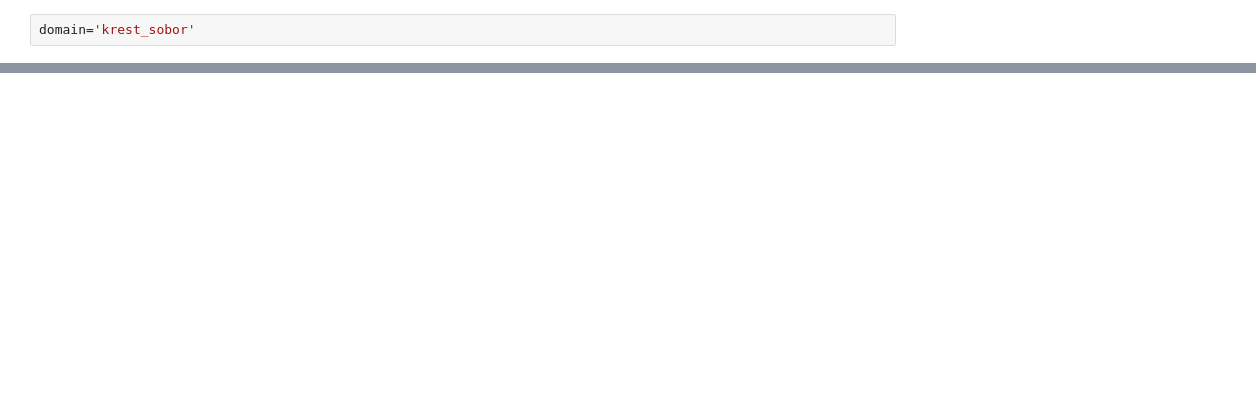
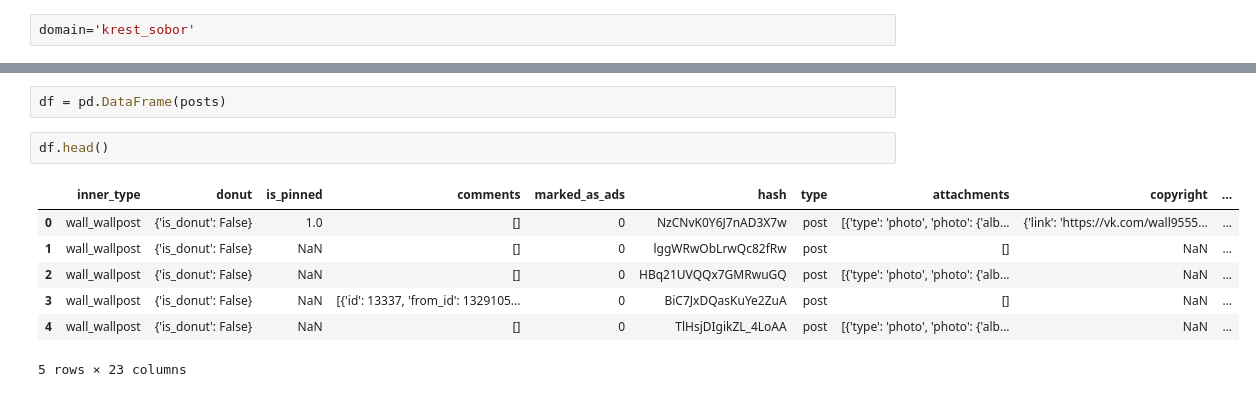
Before and after one commit to componavt/sns4human, a Jupyter notebook: src/vk/vk_group_all_post_with_comments.ipynb, the cells around one changed output, grey strips where cells are left out. Cells and saved outputs as stored; diff of their text form; blank space fills up the shorter version.

Commit message:
vk group all post with comments info

```diff
--- a/src/vk/vk_group_all_post_with_comments.ipynb
+++ b/src/vk/vk_group_all_post_with_comments.ipynb
@@ -64,0 +62,12 @@ KeyboardInterrupt:
+# %%
+df = pd.DataFrame(posts)
+# %%
+df.head()
+# %% [output]
+|  | inner_type | donut | is_pinned | comments | marked_as_ads | hash | type | attachments | copyright | ... |
+| 0 | wall_wallpost | {'is_donut': False} | 1.0 | [] | 0 | NzCNvK0Y6J7nAD3X7w | post | [{'type': 'photo', 'photo': {'alb... | {'link': 'https://vk.com/wall9555... | ... |
+| 1 | wall_wallpost | {'is_donut': False} | NaN | [] | 0 | lggWRwObLrwQc82fRw | post | [] | NaN | ... |
+| 2 | wall_wallpost | {'is_donut': False} | NaN | [] | 0 | HBq21UVQQx7GMRwuGQ | post | [{'type': 'photo', 'photo': {'alb... | NaN | ... |
+| 3 | wall_wallpost | {'is_donut': False} | NaN | [{'id': 13337, 'from_id': 1329105... | 0 | BiC7JxDQasKuYe2ZuA | post | [] | NaN | ... |
+| 4 | wall_wallpost | {'is_donut': False} | NaN | [] | 0 | TlHsjDIgikZL_4LoAA | post | [{'type': 'photo', 'photo': {'alb... | NaN | ... |
+5 rows × 23 columns
```
Also changed, not shown: parts of 16 cells of this notebook.
